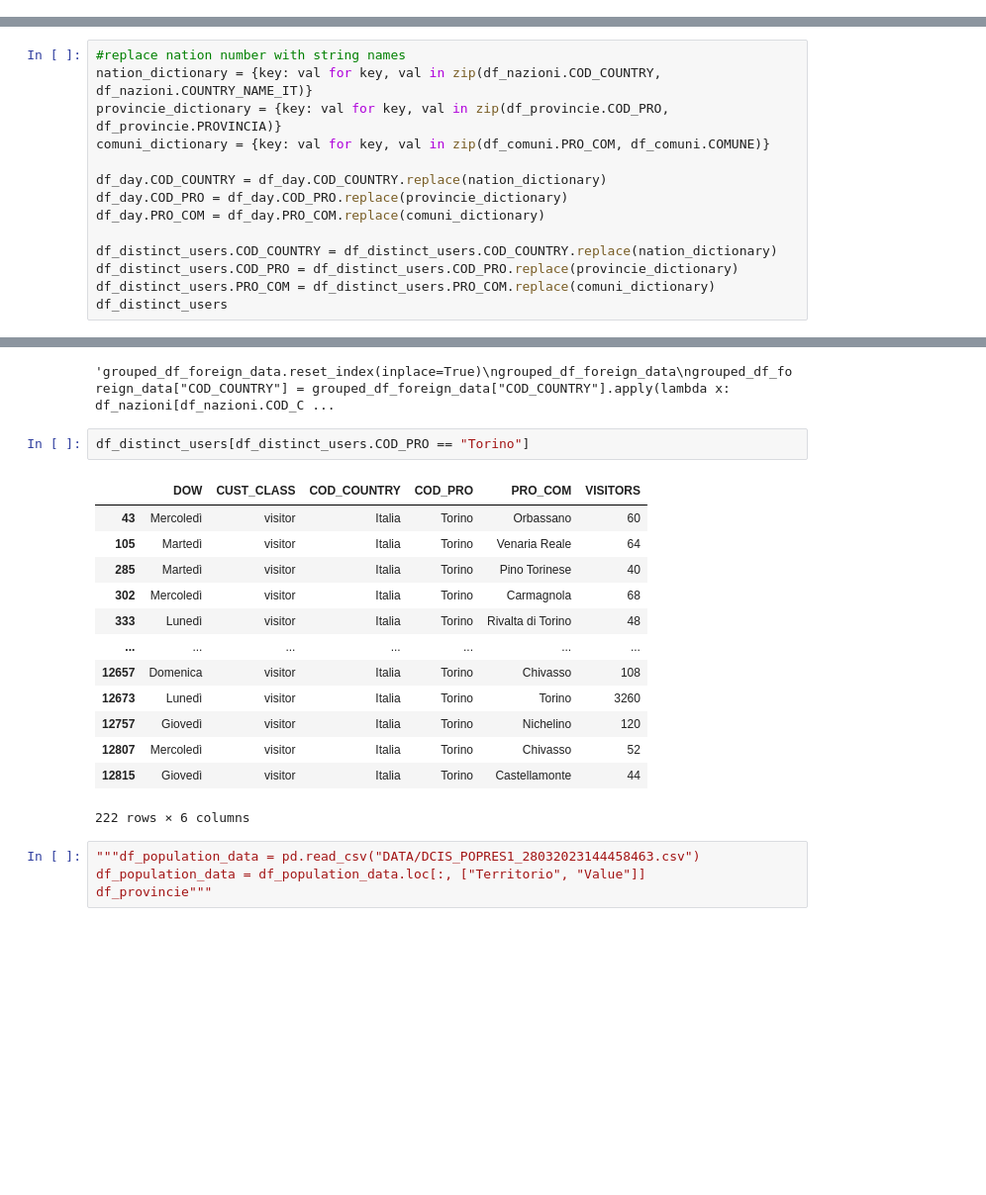
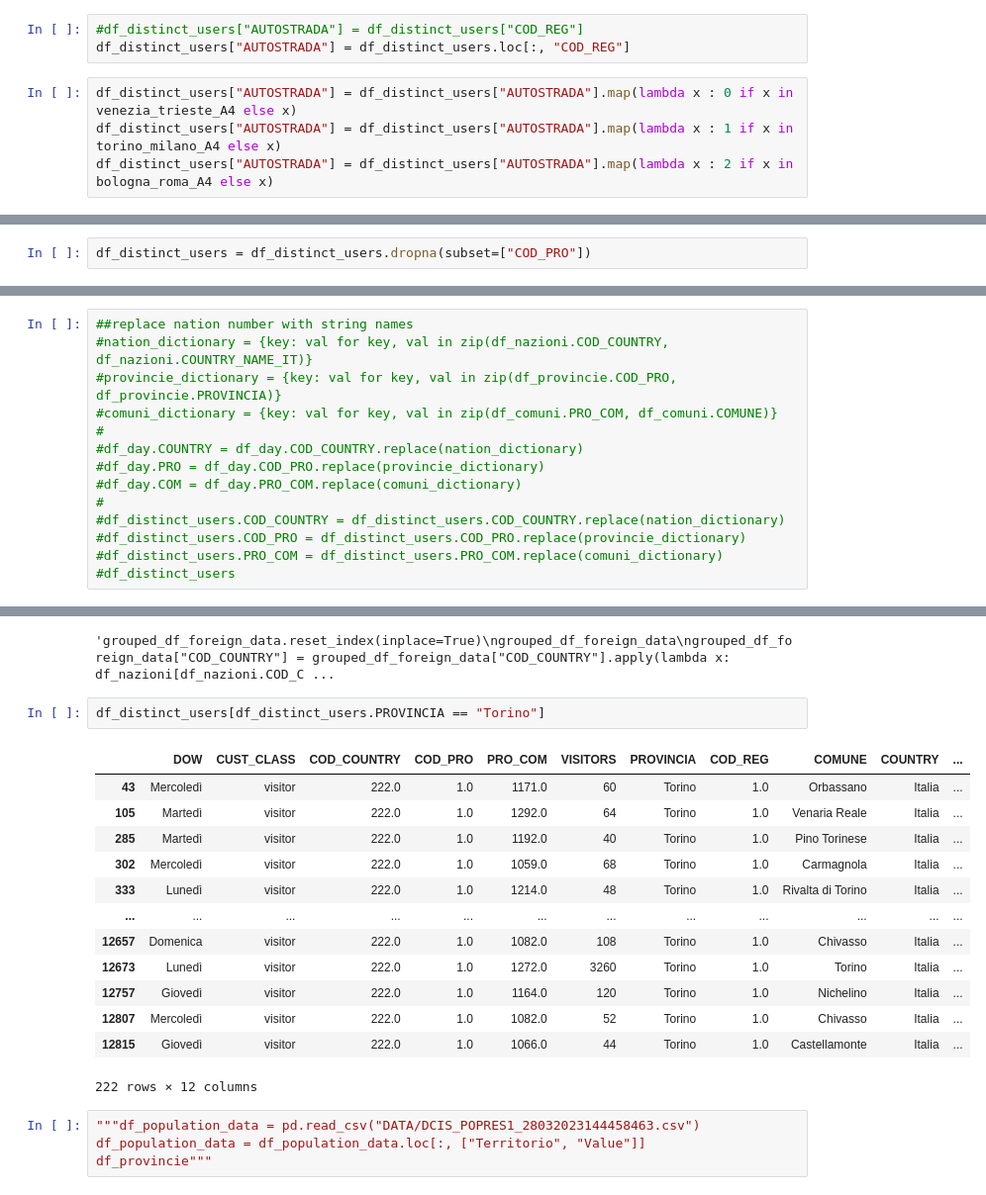
Before and after one commit to nico1654/project_work, a Jupyter notebook: Project_Work.ipynb, the cells around one changed output, grey strips where cells are left out. Shown: that part at 99% size. Saved outputs shown, nothing was run; the diff lists cells and outputs as text; blank space fills up the shorter version.

```diff
--- a/Project_Work.ipynb
+++ b/Project_Work.ipynb
@@ -62,0 +127,7 @@ df_distance_from_padova = pd.read_csv("DATA/Veneto.txt", sep=";")
+# %%
+#df_distinct_users["AUTOSTRADA"] = df_distinct_users["COD_REG"]
+df_distinct_users["AUTOSTRADA"] = df_distinct_users.loc[:, "COD_REG"]
+# %%
+df_distinct_users["AUTOSTRADA"] = df_distinct_users["AUTOSTRADA"].map(lambda x : 0 if x in venezia_trieste_A4 else x)
+df_distinct_users["AUTOSTRADA"] = df_distinct_users["AUTOSTRADA"].map(lambda x : 1 if x in torino_milano_A4 else x)
+df_distinct_users["AUTOSTRADA"] = df_distinct_users["AUTOSTRADA"].map(lambda x : 2 if x in bologna_roma_A4 else x)
@@ -62,0 +188,2 @@ df_distance_from_padova = pd.read_csv("DATA/Veneto.txt", sep=";")
+# %%
+df_distinct_users = df_distinct_users.dropna(subset=["COD_PRO"])
@@ -63,14 +303,14 @@ df_distance_from_padova = pd.read_csv("DATA/Veneto.txt", sep=";")
 # %%
-#replace nation number with string names
-nation_dictionary = {key: val for key, val in zip(df_nazioni.COD_COUNTRY, df_nazioni.COUNTRY_NAME_IT)}
-provincie_dictionary = {key: val for key, val in zip(df_provincie.COD_PRO, df_provincie.PROVINCIA)}
-comuni_dictionary = {key: val for key, val in zip(df_comuni.PRO_COM, df_comuni.COMUNE)}
-
-df_day.COD_COUNTRY = df_day.COD_COUNTRY.replace(nation_dictionary)
-df_day.COD_PRO = df_day.COD_PRO.replace(provincie_dictionary)
-df_day.PRO_COM = df_day.PRO_COM.replace(comuni_dictionary)
-
-df_distinct_users.COD_COUNTRY = df_distinct_users.COD_COUNTRY.replace(nation_dictionary)
-df_distinct_users.COD_PRO = df_distinct_users.COD_PRO.replace(provincie_dictionary)
-df_distinct_users.PRO_COM = df_distinct_users.PRO_COM.replace(comuni_dictionary)
-df_distinct_users
+##replace nation number with string names
+#nation_dictionary = {key: val for key, val in zip(df_nazioni.COD_COUNTRY, df_nazioni.COUNTRY_NAME_IT)}
+#provincie_dictionary = {key: val for key, val in zip(df_provincie.COD_PRO, df_provincie.PROVINCIA)}
+#comuni_dictionary = {key: val for key, val in zip(df_comuni.PRO_COM, df_comuni.COMUNE)}
+#
+#df_day.COUNTRY = df_day.COD_COUNTRY.replace(nation_dictionary)
+#df_day.PRO = df_day.COD_PRO.replace(provincie_dictionary)
+#df_day.COM = df_day.PRO_COM.replace(comuni_dictionary)
+#
+#df_distinct_users.COD_COUNTRY = df_distinct_users.COD_COUNTRY.replace(nation_dictionary)
+#df_distinct_users.COD_PRO = df_distinct_users.COD_PRO.replace(provincie_dictionary)
+#df_distinct_users.PRO_COM = df_distinct_users.PRO_COM.replace(comuni_dictionary)
+#df_distinct_users
@@ -120,21 +346,21 @@ grouped_df_foreign_data"""
 # %% [output]
 'grouped_df_foreign_data.reset_index(inplace=True)\ngrouped_df_foreign_data\ngrouped_df_foreign_data["COD_COUNTRY"] = grouped_df_foreign_data["COD_COUNTRY"].apply(lambda x: df_nazioni[df_nazioni.COD_C ...
 # %%
-df_distinct_users[df_distinct_users.COD_PRO == "Torino"]
+df_distinct_users[df_distinct_users.PROVINCIA == "Torino"]
 # %% [output]
-|  | DOW | CUST_CLASS | COD_COUNTRY | COD_PRO | PRO_COM | VISITORS |
-| 43 | Mercoledì | visitor | Italia | Torino | Orbassano | 60 |
-| 105 | Martedì | visitor | Italia | Torino | Venaria Reale | 64 |
-| 285 | Martedì | visitor | Italia | Torino | Pino Torinese | 40 |
-| 302 | Mercoledì | visitor | Italia | Torino | Carmagnola | 68 |
-| 333 | Lunedì | visitor | Italia | Torino | Rivalta di Torino | 48 |
-| ... | ... | ... | ... | ... | ... | ... |
-| 12657 | Domenica | visitor | Italia | Torino | Chivasso | 108 |
-| 12673 | Lunedì | visitor | Italia | Torino | Torino | 3260 |
-| 12757 | Giovedì | visitor | Italia | Torino | Nichelino | 120 |
-| 12807 | Mercoledì | visitor | Italia | Torino | Chivasso | 52 |
-| 12815 | Giovedì | visitor | Italia | Torino | Castellamonte | 44 |
+|  | DOW | CUST_CLASS | COD_COUNTRY | COD_PRO | PRO_COM | VISITORS | PROVINCIA | COD_REG | COMUNE | COUNTRY | ... |
+| 43 | Mercoledì | visitor | 222.0 | 1.0 | 1171.0 | 60 | Torino | 1.0 | Orbassano | Italia | ... |
+| 105 | Martedì | visitor | 222.0 | 1.0 | 1292.0 | 64 | Torino | 1.0 | Venaria Reale | Italia | ... |
+| 285 | Martedì | visitor | 222.0 | 1.0 | 1192.0 | 40 | Torino | 1.0 | Pino Torinese | Italia | ... |
+| 302 | Mercoledì | visitor | 222.0 | 1.0 | 1059.0 | 68 | Torino | 1.0 | Carmagnola | Italia | ... |
+| 333 | Lunedì | visitor | 222.0 | 1.0 | 1214.0 | 48 | Torino | 1.0 | Rivalta di Torino | Italia | ... |
+| ... | ... | ... | ... | ... | ... | ... | ... | ... | ... | ... | ... |
+| 12657 | Domenica | visitor | 222.0 | 1.0 | 1082.0 | 108 | Torino | 1.0 | Chivasso | Italia | ... |
+| 12673 | Lunedì | visitor | 222.0 | 1.0 | 1272.0 | 3260 | Torino | 1.0 | Torino | Italia | ... |
+| 12757 | Giovedì | visitor | 222.0 | 1.0 | 1164.0 | 120 | Torino | 1.0 | Nichelino | Italia | ... |
+| 12807 | Mercoledì | visitor | 222.0 | 1.0 | 1082.0 | 52 | Torino | 1.0 | Chivasso | Italia | ... |
+| 12815 | Giovedì | visitor | 222.0 | 1.0 | 1066.0 | 44 | Torino | 1.0 | Castellamonte | Italia | ... |
-222 rows × 6 columns
+222 rows × 12 columns
 # %%
 """df_population_data = pd.read_csv("DATA/DCIS_POPRES1_28032023144458463.csv")
 df_population_data = df_population_data.loc[:, ["Territorio", "Value"]]
```
Also changed, not shown: parts of 24 cells of this notebook.
